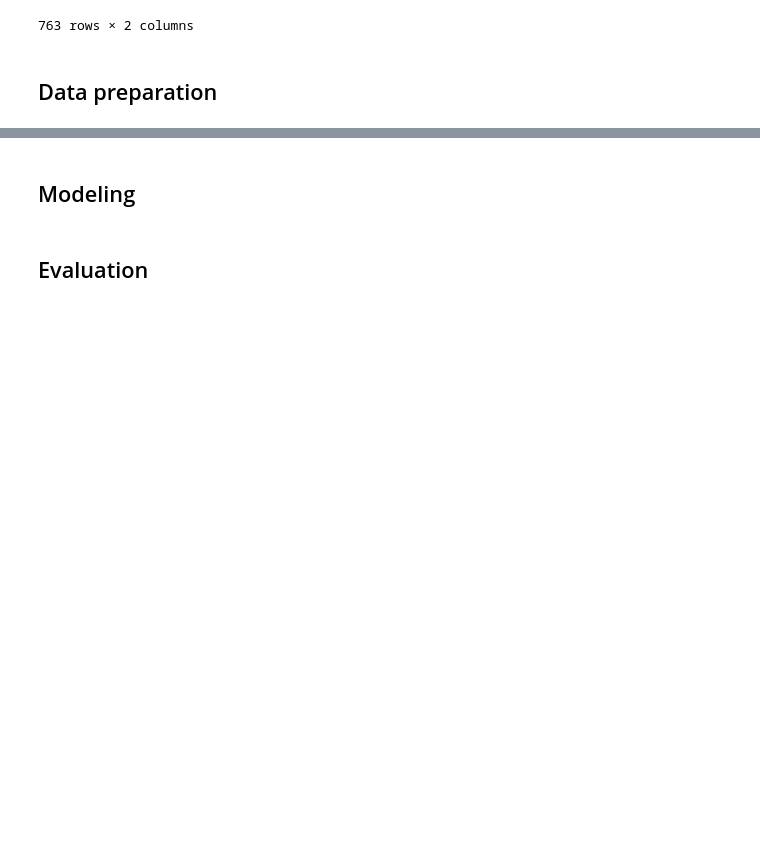
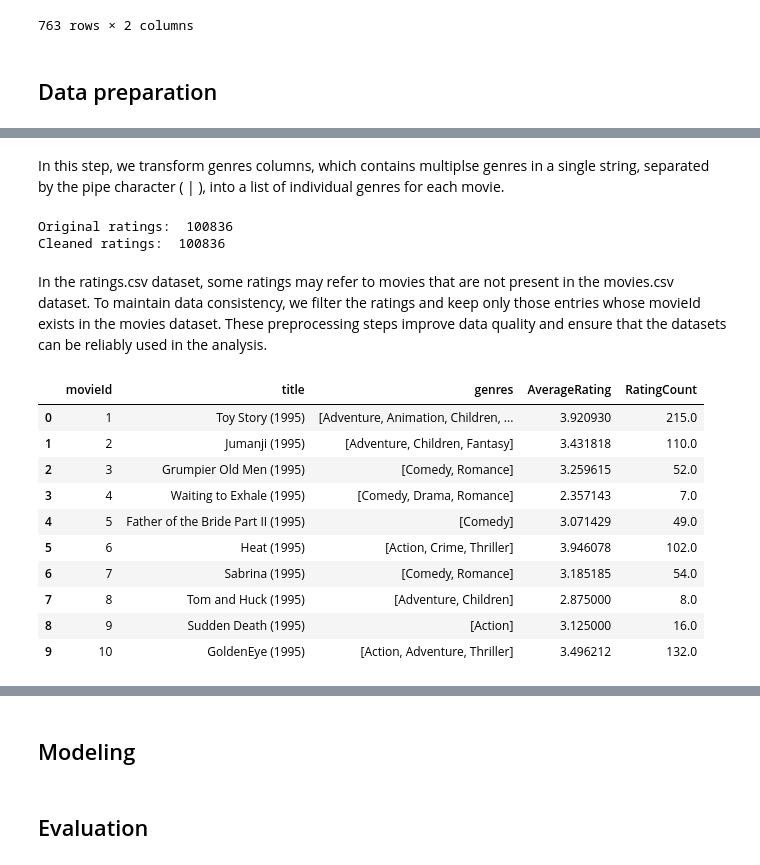
Before and after one commit to TheZink/MLL, a Jupyter notebook: Documents/Project/MovieProject.ipynb, the cells around one changed output, grey strips where cells are left out. Cells and saved outputs as stored; diff of their text form; code cells hidden in the pictures; blank space fills up the shorter version.

Commit message:
Merged Ilkka's version to the main file

```diff
--- a/Documents/Project/MovieProject.ipynb
+++ b/Documents/Project/MovieProject.ipynb
@@ -146,0 +178,4 @@ user_ratings
+# %%
+movies_clean = movies.dropna(subset=["title", "genres"])
+print("Originals movies dataset: ", len(movies))
+print("Cleaned movies dataset: ", len(movies_clean))
@@ -146,0 +187,3 @@ user_ratings
+# %%
+movies_clean['genres'] = movies_clean['genres'].str.split('|')
+movies_clean.head()
@@ -146,0 +197,33 @@ user_ratings
+# %% [markdown]
+In this step, we transform genres columns, which contains multiplse genres in a single string, separated by the pipe character ( | ), into a list of individual genres for each movie.
+# %%
+ratings_clean = ratings[ratings["movieId"].isin(movies_clean["movieId"])]
+
+print("Original ratings: ", len(ratings))
+print("Cleaned ratings: ", len(ratings_clean))
+# %% [output]
+Original ratings:  100836
+Cleaned ratings:  100836
+# %% [markdown]
+In the ratings.csv dataset, some ratings may refer to movies that are not present in the movies.csv dataset. To maintain data consistency, we filter the ratings and keep only those entries whose movieId exists in the movies dataset. These preprocessing steps improve data quality and ensure that the datasets can be reliably used in the analysis.
+# %%
+movie_stats = ratings_clean.groupby("movieId").agg(
+    AverageRating=("rating", "mean"),
+    RatingCount=("rating", "count")
+).reset_index()
+
+movies_with_ratings = pd.merge(movies_clean, movie_stats, on="movieId", how="left")
+
+movies_with_ratings.head(10)
+# %% [output]
+|  | movieId | title | genres | AverageRating | RatingCount |
+| 0 | 1 | Toy Story (1995) | [Adventure, Animation, Children, ... | 3.920930 | 215.0 |
+| 1 | 2 | Jumanji (1995) | [Adventure, Children, Fantasy] | 3.431818 | 110.0 |
+| 2 | 3 | Grumpier Old Men (1995) | [Comedy, Romance] | 3.259615 | 52.0 |
+| 3 | 4 | Waiting to Exhale (1995) | [Comedy, Drama, Romance] | 2.357143 | 7.0 |
+| 4 | 5 | Father of the Bride Part II (1995) | [Comedy] | 3.071429 | 49.0 |
+| 5 | 6 | Heat (1995) | [Action, Crime, Thriller] | 3.946078 | 102.0 |
+| 6 | 7 | Sabrina (1995) | [Comedy, Romance] | 3.185185 | 54.0 |
+| 7 | 8 | Tom and Huck (1995) | [Adventure, Children] | 2.875000 | 8.0 |
+| 8 | 9 | Sudden Death (1995) | [Action] | 3.125000 | 16.0 |
+| 9 | 10 | GoldenEye (1995) | [Action, Adventure, Thriller] | 3.496212 | 132.0 |
```
Also changed, not shown: parts of 10 cells of this notebook.
